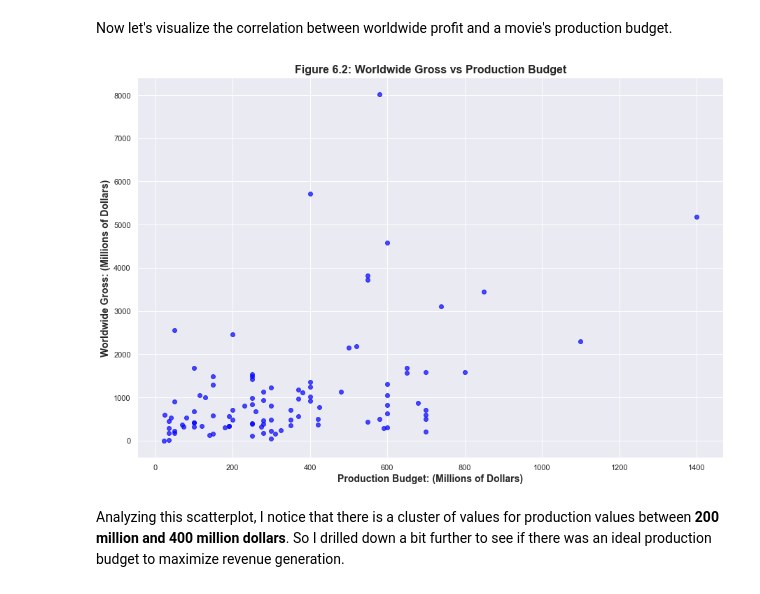
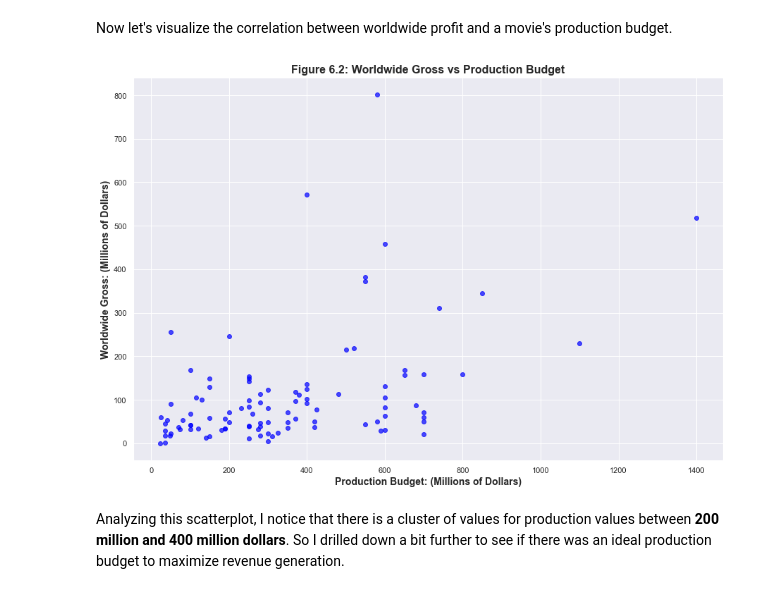
Before and after one commit to dataeducator/dsc-phase-1-project-v2-4, a Jupyter notebook: student.ipynb, the cells around one changed output. Saved outputs shown, nothing was run; the diff lists cells and outputs as text; code cells hidden in the pictures.

```diff
--- a/student.ipynb
+++ b/student.ipynb
@@ -731,21 +731,21 @@ Now let's visualize the correlation between worldwide profit and a movie's produ
 # %%
 # Set up theme
 sns.set_theme(style="darkgrid", palette="Set2")
 data = filtered_movie_ROI_df.head(100)
 x_values = np.array(data.production_budget)
 y_values = data.worldwide_gross
 
 # Set up plot
 fig, ax = plt.subplots(figsize = (15, 10))
 ax.scatter(x = x_values, y = "worldwide_gross", data = data, alpha=0.7, color="blue")
 ax.set_title("Figure 6.2: Worldwide Gross vs Production Budget", weight = 'bold').set_fontsize('16')
 ax.set_xlabel("Production Budget: (Millions of Dollars)", fontsize = 14, weight = 'bold')
 ax.set_ylabel("Worldwide Gross: (Millions of Dollars)", fontsize = 14, weight = 'bold');
 ax.ticklabel_format(style = "plain")
 ax.xaxis.set_major_formatter(ticker.FuncFormatter(lambda x, pos:'{:.4g}'.format(x/100000)))
-ax.yaxis.set_major_formatter(ticker.FuncFormatter(lambda x, pos:'{:.4g}'.format(x/100000)))
+ax.yaxis.set_major_formatter(ticker.FuncFormatter(lambda x, pos:'{:.4g}'.format(x/1000000)))
 # %% [output]
-[figure, old version]
+[figure, new version]
 # %% [markdown]
 Analyzing this scatterplot, I notice that there is a cluster of values for production values between __200 million and 400 million dollars__. So I drilled down a bit further to see if there was an ideal production budget to maximize revenue generation.
 # %%
```
Also changed, not shown: parts of 5 cells of this notebook.
